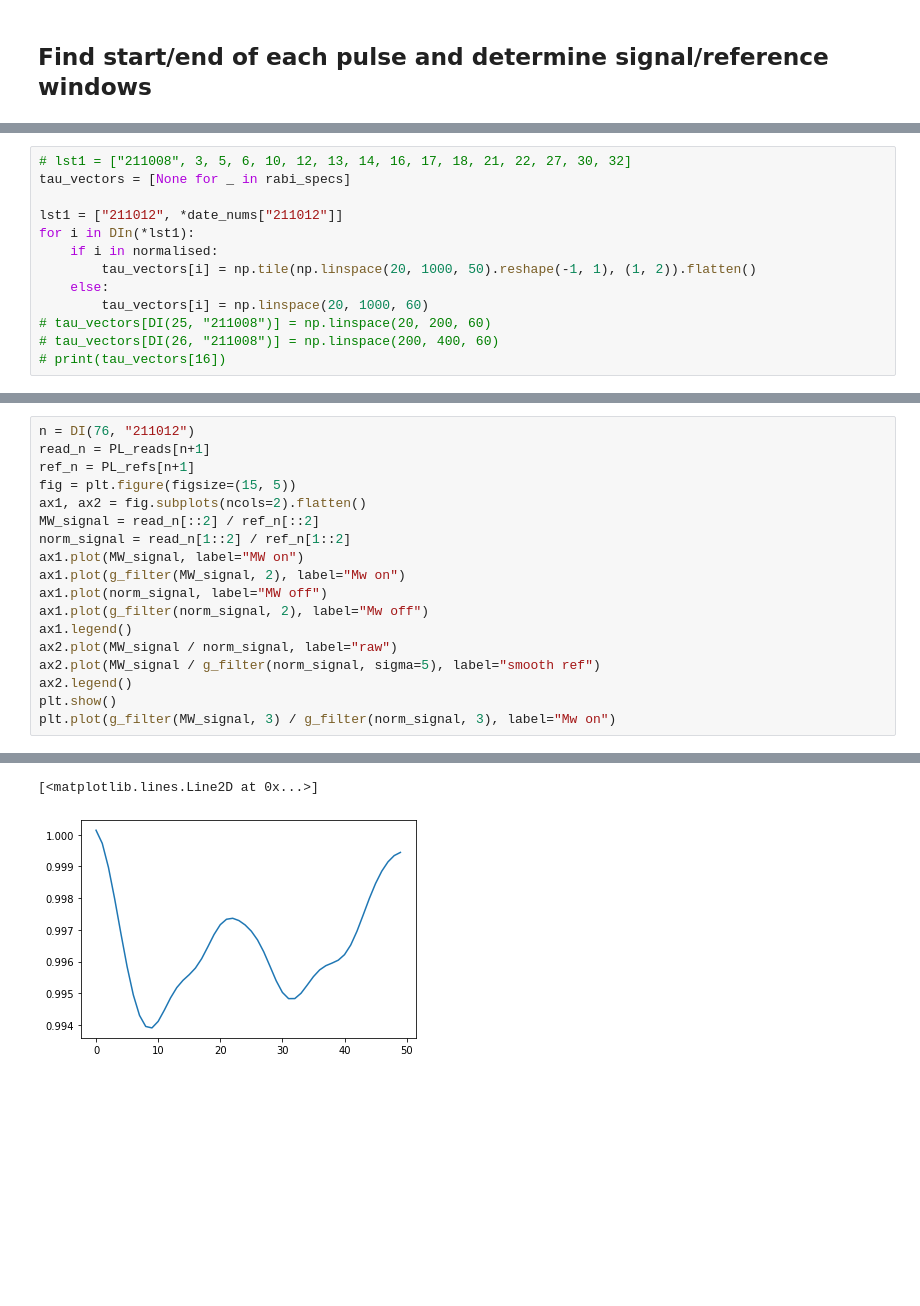
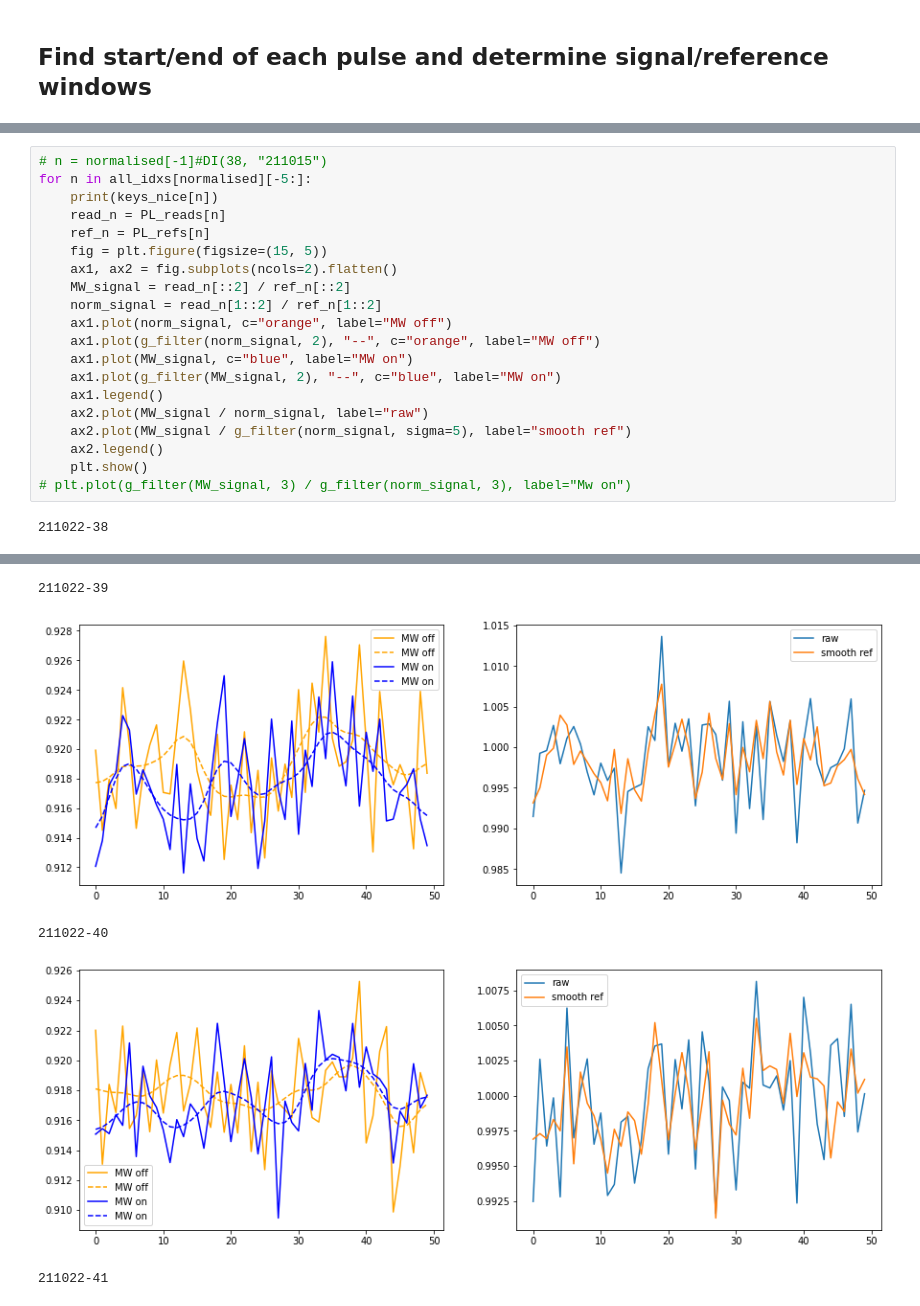
Before and after one commit to LCarnovale/HonoursAnalysis, a Jupyter notebook: analyse_rabi.ipynb, the cells around one changed output, grey strips where cells are left out. Drawn from its saved outputs; the diff is of its cells as text; blank space fills up the shorter version.

```diff
--- a/analyse_rabi.ipynb
+++ b/analyse_rabi.ipynb
@@ -140,13 +166,0 @@ normalised = [
-# %%
-# lst1 = ["211008", 3, 5, 6, 10, 12, 13, 14, 16, 17, 18, 21, 22, 27, 30, 32]
-tau_vectors = [None for _ in rabi_specs]
-
-lst1 = ["211012", *date_nums["211012"]]
-for i in DIn(*lst1):
-    if i in normalised:
-        tau_vectors[i] = np.tile(np.linspace(20, 1000, 50).reshape(-1, 1), (1, 2)).flatten()
-    else:
-        tau_vectors[i] = np.linspace(20, 1000, 60)
-# tau_vectors[DI(25, "211008")] = np.linspace(20, 200, 60)
-# tau_vectors[DI(26, "211008")] = np.linspace(200, 400, 60)
-# print(tau_vectors[16])
@@ -310,19 +416,22 @@ for i, (spec, start_end, start_end_idx, int_w_f, int_w_b) in enumerate(zip(
 # %%
-n = DI(76, "211012")
-read_n = PL_reads[n+1]
-ref_n = PL_refs[n+1]
-fig = plt.figure(figsize=(15, 5))
-ax1, ax2 = fig.subplots(ncols=2).flatten()
-MW_signal = read_n[::2] / ref_n[::2]
-norm_signal = read_n[1::2] / ref_n[1::2]
-ax1.plot(MW_signal, label="MW on")
-ax1.plot(g_filter(MW_signal, 2), label="Mw on")
-ax1.plot(norm_signal, label="MW off")
-ax1.plot(g_filter(norm_signal, 2), label="Mw off")
-ax1.legend()
-ax2.plot(MW_signal / norm_signal, label="raw")
-ax2.plot(MW_signal / g_filter(norm_signal, sigma=5), label="smooth ref")
-ax2.legend()
-plt.show()
-plt.plot(g_filter(MW_signal, 3) / g_filter(norm_signal, 3), label="Mw on")
+# n = normalised[-1]#DI(38, "211015")
+for n in all_idxs[normalised][-5:]:
+    print(keys_nice[n])
+    read_n = PL_reads[n]
+    ref_n = PL_refs[n]
+    fig = plt.figure(figsize=(15, 5))
+    ax1, ax2 = fig.subplots(ncols=2).flatten()
+    MW_signal = read_n[::2] / ref_n[::2]
+    norm_signal = read_n[1::2] / ref_n[1::2]
+    ax1.plot(norm_signal, c="orange", label="MW off")
+    ax1.plot(g_filter(norm_signal, 2), "--", c="orange", label="MW off")
+    ax1.plot(MW_signal, c="blue", label="MW on")
+    ax1.plot(g_filter(MW_signal, 2), "--", c="blue", label="MW on")
+    ax1.legend()
+    ax2.plot(MW_signal / norm_signal, label="raw")
+    ax2.plot(MW_signal / g_filter(norm_signal, sigma=5), label="smooth ref")
+    ax2.legend()
+    plt.show()
+# plt.plot(g_filter(MW_signal, 3) / g_filter(norm_signal, 3), label="Mw on")
 # %% [output]
+211022-38
@@ -330,2 +439,5 @@ plt.plot(g_filter(MW_signal, 3) / g_filter(norm_signal, 3), label="Mw on")
-[<matplotlib.lines.Line2D at 0x...>]
+211022-39
-[figure, old version]
+[figure, new version]
+211022-40
+[figure, added]
+211022-41
```
Also changed, not shown: parts of 12 cells of this notebook, 1 other file.
